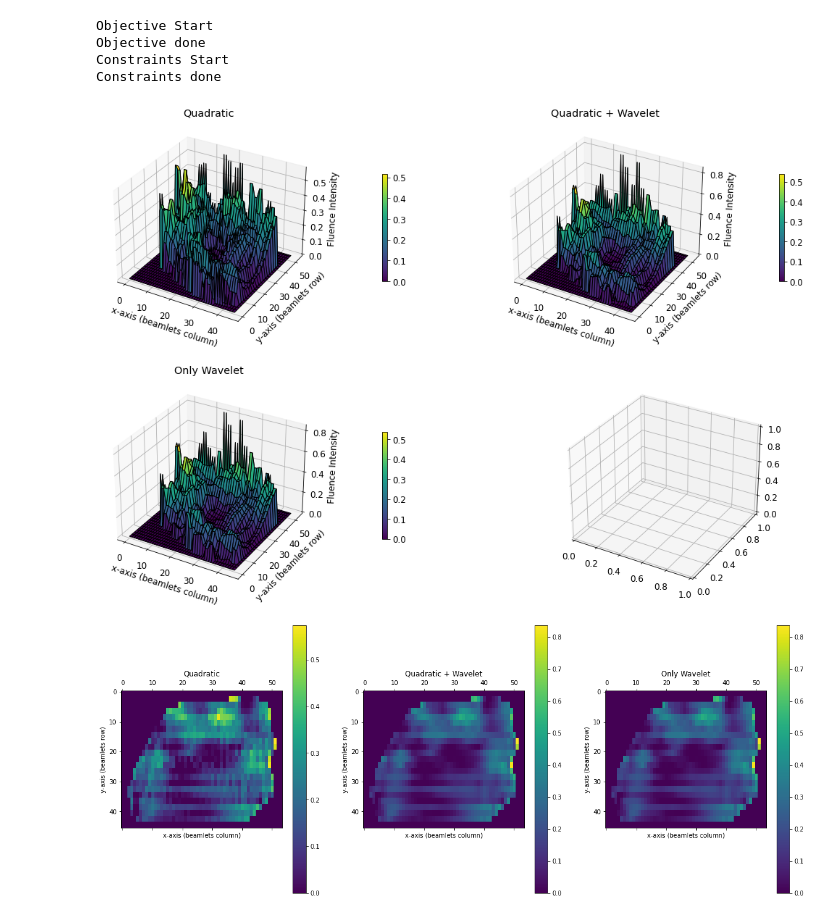
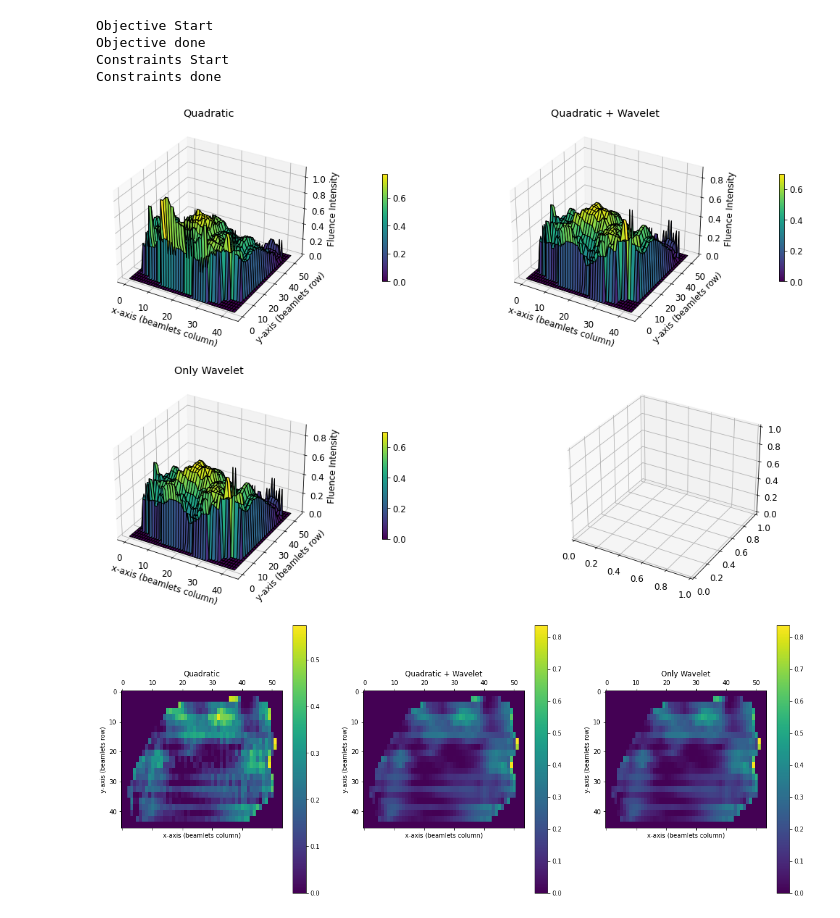
Before and after one commit to PortPy-Project/CompressRTP, a Jupyter notebook: Tutorial.ipynb, the cells around one changed output. Cells and saved outputs as stored; diff of their text form; code cells hidden in the pictures.

Commit message:
Updated 3d fluence plot

```diff
--- a/Tutorial.ipynb
+++ b/Tutorial.ipynb
@@ -84,12 +84,12 @@ Constraints done
 # %%
 # plot fluence 3D and 2D
 fig, ax = plt.subplots(2, 2, figsize=(18,12), subplot_kw={'projection': '3d'})
-pp.Visualize.plot_fluence_3d(sol=sol, beam_id=0, ax=ax[0][0], title='Quadratic')
-pp.Visualize.plot_fluence_3d(sol=sol_low_dim, beam_id=0, ax=ax[0][1], title='Quadratic + Wavelet')
-pp.Visualize.plot_fluence_3d(sol=sol_low_dim_only, beam_id=0, ax=ax[1][0], title='Only Wavelet')
+pp.Visualize.plot_fluence_3d(sol=sol, beam_id=37, ax=ax[0][0], title='Quadratic')
+pp.Visualize.plot_fluence_3d(sol=sol_low_dim, beam_id=37, ax=ax[0][1], title='Quadratic + Wavelet')
+pp.Visualize.plot_fluence_3d(sol=sol_low_dim_only, beam_id=37, ax=ax[1][0], title='Only Wavelet')
 plt.show()
 # %% [output]
-[figure, old version]
+[figure, new version]
 # %%
 fig, ax = plt.subplots(1, 3, figsize=(20, 8))
 pp.Visualize.plot_fluence_2d(sol=sol, beam_id=0, ax=ax[0], title='Quadratic')
```
